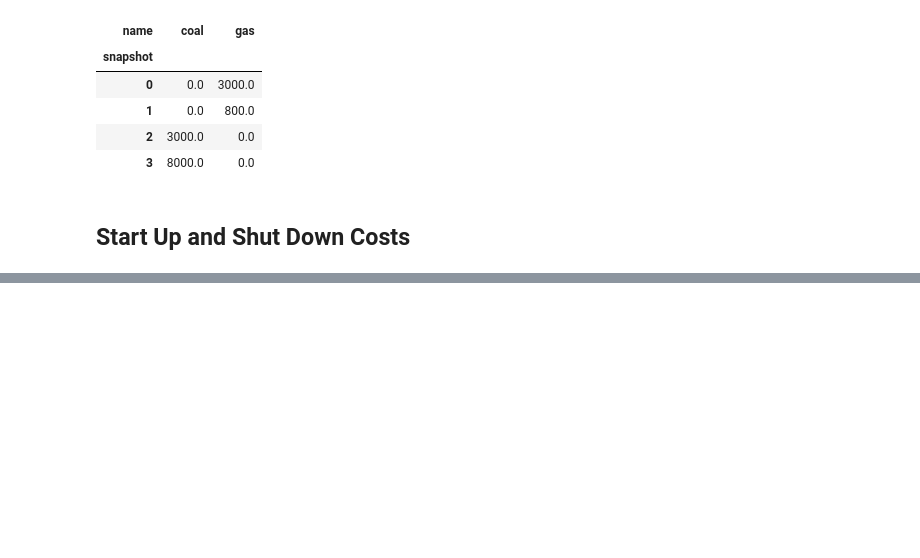
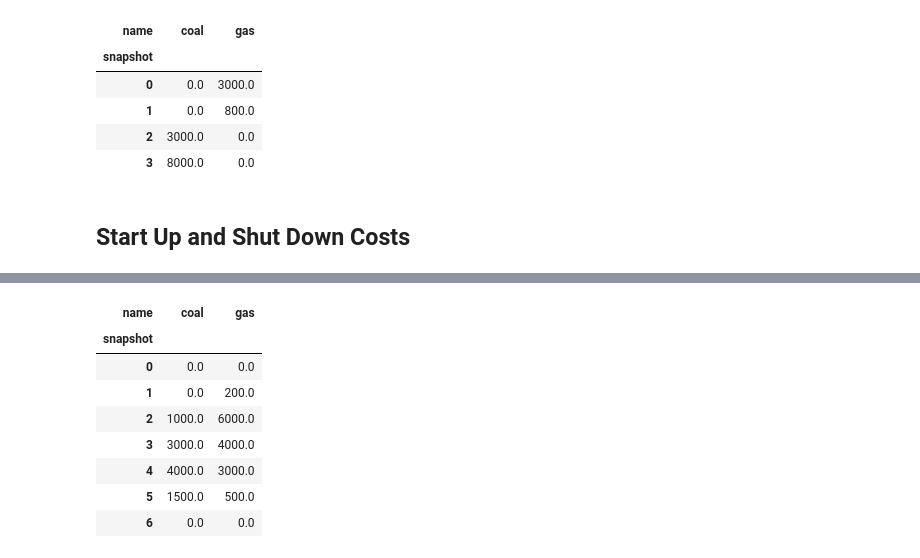
Before and after one commit to VeenaShirsath/Power-System-Optimization, a Jupyter notebook: unit_commitment.ipynb, the cells around one changed output, grey strips where cells are left out. Saved outputs shown, nothing was run; the diff lists cells and outputs as text; code cells hidden in the pictures; blank space fills up the shorter version.

```diff
--- a/unit_commitment.ipynb
+++ b/unit_commitment.ipynb
@@ -340,0 +625,24 @@ nu.generators_t.p
+# %%
+nu = pypsa.Network(snapshots=range(7))
+
+nu.add("Bus", "bus")
+
+# Can get bad interactions if SU > RU and p_min_pu; similarly if SD > RD
+nu.add(
+    "Generator",
+    "coal",
+    bus="bus",
+    marginal_cost=20,
+    committable=True,
+    p_min_pu=0.05,
+    initial_status=0,
+    ramp_limit_start_up=0.1,
+    ramp_limit_up=0.2,
+    ramp_limit_down=0.25,
+    ramp_limit_shut_down=0.15,
+    p_nom=10_000,
+)
+
+nu.add("Generator", "gas", bus="bus", marginal_cost=70, p_nom=10_000)
+
+nu.add("Load", "load", bus="bus", p_set=[0, 200, 7_000, 7_000, 7_000, 2_000, 0])
@@ -340,0 +668,12 @@ nu.generators_t.p
+# %%
+nu.generators_t.p
+# %% [output]
+| name | coal | gas |
+| snapshot |  |  |
+| 0 | 0.0 | 0.0 |
+| 1 | 0.0 | 200.0 |
+| 2 | 1000.0 | 6000.0 |
+| 3 | 3000.0 | 4000.0 |
+| 4 | 4000.0 | 3000.0 |
+| 5 | 1500.0 | 500.0 |
+| 6 | 0.0 | 0.0 |
```
Also changed, not shown: parts of 20 cells of this notebook.
